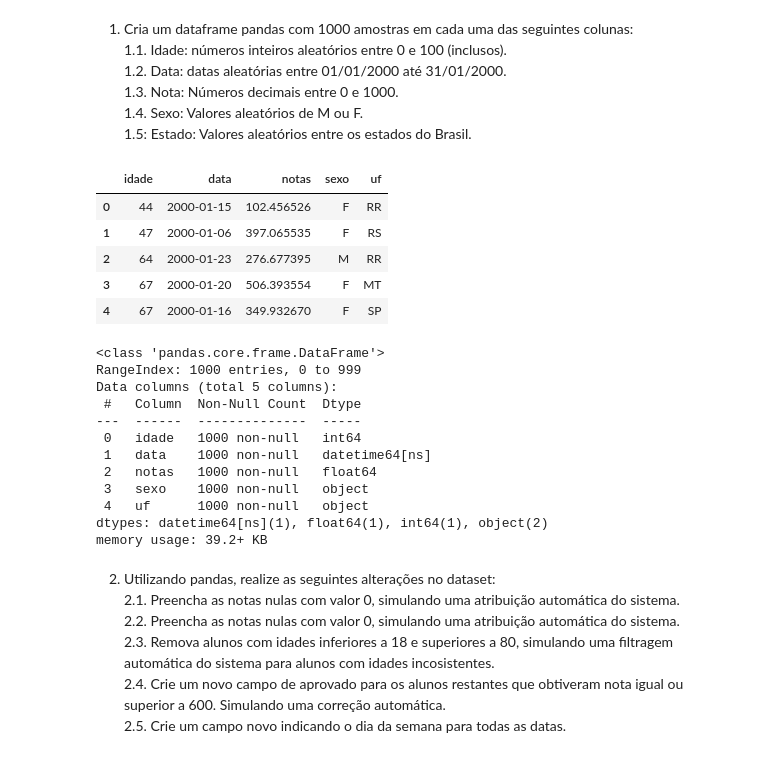
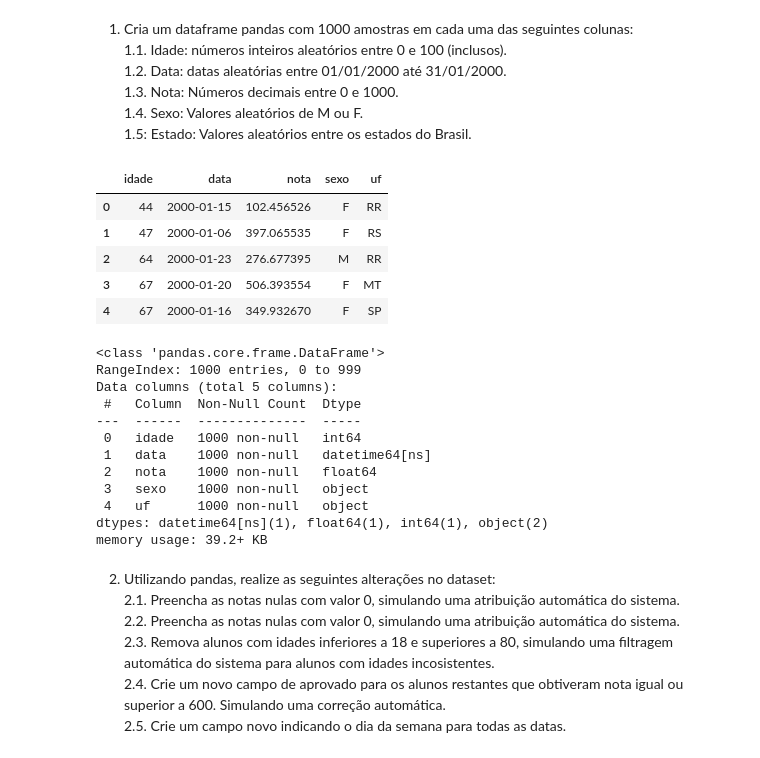
Before and after one commit to francfelipe/python-fundamentos, a Jupyter notebook: plumbers/python-exercicios-pandas-resolvido.ipynb, the cells around one changed output. Cells and saved outputs as stored; diff of their text form; code cells hidden in the pictures.

```diff
--- a/plumbers/python-exercicios-pandas-resolvido.ipynb
+++ b/plumbers/python-exercicios-pandas-resolvido.ipynb
@@ -14,26 +14,27 @@ import numpy as np
 import pandas as pd
 # %%
 #Seetup
-np.random.seed(0)
+seed = 0
+np.random.seed(seed)
 amostra = 1000
 datas = pd.date_range('2000-01-01', '2000-01-31')
 sexo = ['M', 'F']
 uf = [
     'AC', 'AL', 'AP', 'AM', 'BA', 'CE', 'DF', 'ES', 'GO', 'MA', 'MT',
     'MS', 'MG', 'PA', 'PB', 'PR', 'PE', 'PI', 'RJ', 'RN', 'RS', 'RO',
     'RR', 'SC', 'SP', 'SE', 'TO'
 ]
 
 df = pd.DataFrame ({
     'idade': np.random.randint(0, 101, amostra),
     'data': np.random.choice(datas, amostra),
-    'notas': np.random.uniform(0, 1000.1, amostra),
+    'nota': np.random.uniform(0, 1000.1, amostra),
     'sexo': np.random.choice(sexo, amostra),
     'uf': np.random.choice(uf, amostra)
 })
 df.head()
 # %% [output]
-|  | idade | data | notas | sexo | uf |
+|  | idade | data | nota | sexo | uf |
 | 0 | 44 | 2000-01-15 | 102.456526 | F | RR |
 | 1 | 47 | 2000-01-06 | 397.065535 | F | RS |
 | 2 | 64 | 2000-01-23 | 276.677395 | M | RR |
@@ -49,7 +50,7 @@ Data columns (total 5 columns):
 ---  ------  --------------  -----
  0   idade   1000 non-null   int64
  1   data    1000 non-null   datetime64[ns]
- 2   notas   1000 non-null   float64
+ 2   nota    1000 non-null   float64
  3   sexo    1000 non-null   object
  4   uf      1000 non-null   object
 dtypes: datetime64[ns](1), float64(1), int64(1), object(2)
```
Also changed, not shown: parts of 12 cells of this notebook.
